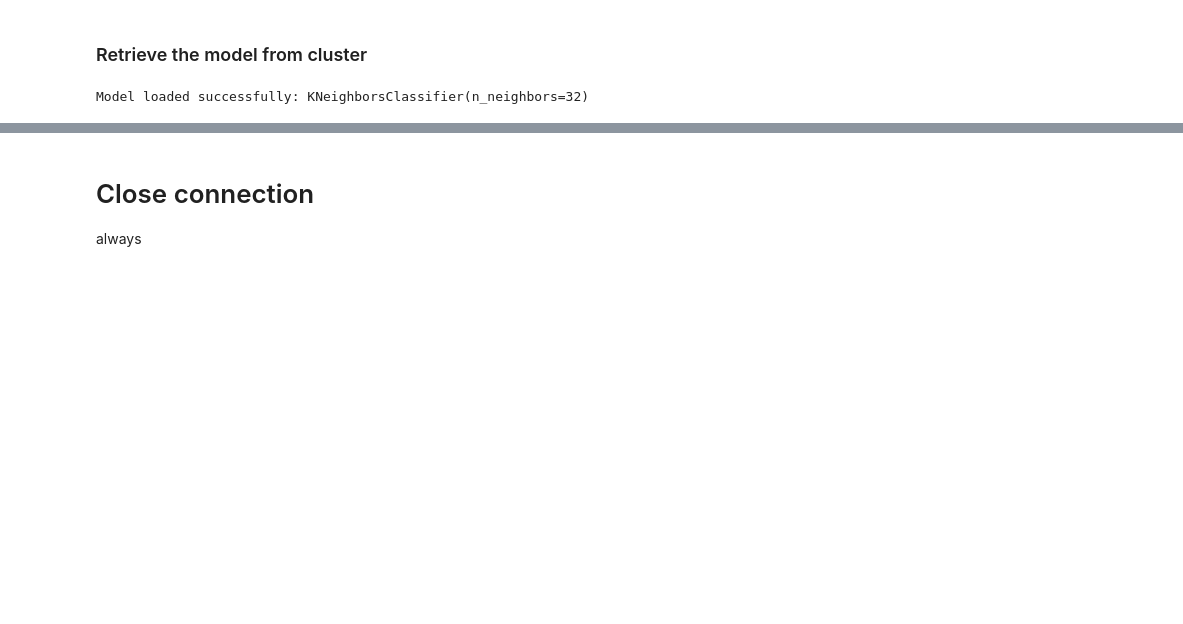
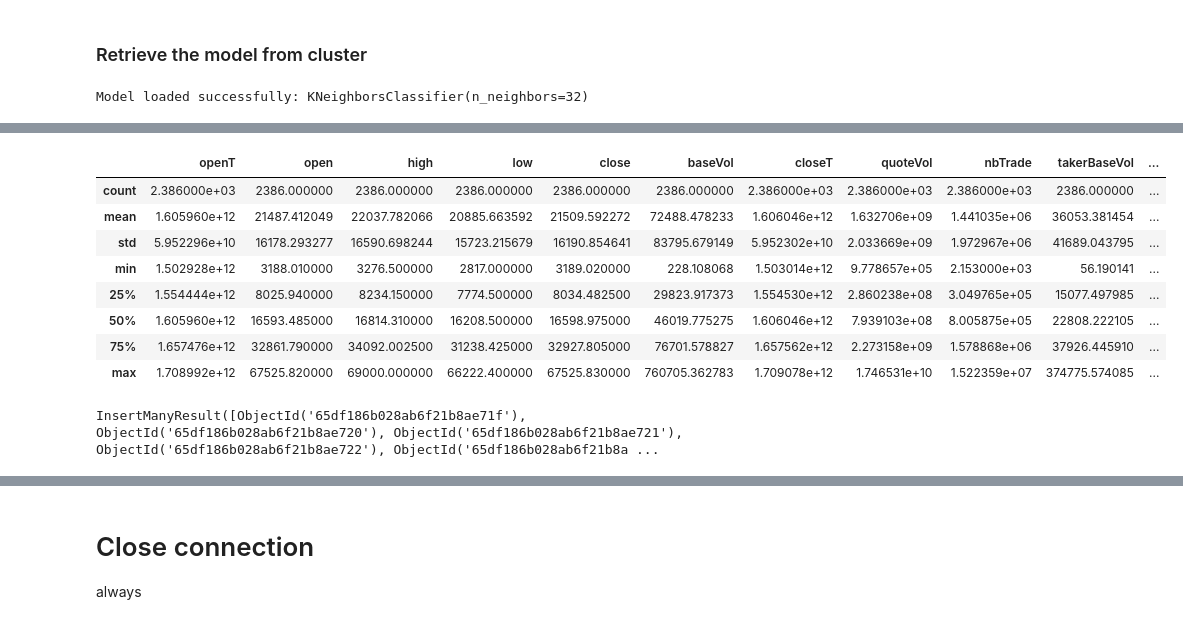
Before and after one commit to RamiroHR/TradingBotApp_mlops, a Jupyter notebook: notebooks/Test_MongoDB.ipynb, the cells around one changed output, grey strips where cells are left out. Saved outputs shown, nothing was run; the diff lists cells and outputs as text; code cells hidden in the pictures; blank space fills up the shorter version.

Commit message:
Upload, retrieve and query TimeSeries data to MongoDB from csv file

```diff
--- a/notebooks/Test_MongoDB.ipynb
+++ b/notebooks/Test_MongoDB.ipynb
@@ -222,0 +230,10 @@ Model loaded successfully: KNeighborsClassifier(n_neighbors=32)
+# %%
+import pandas as pd
+
+# Path to the data file
+file_path = "../data/raw/"
+file_name = "BTCUSDT-1d-raw"
+datafile = file_path + file_name + ".csv"
+
+# Read the CSV file into a pandas DataFrame
+df = pd.read_csv(datafile)
@@ -222,0 +271,24 @@ Model loaded successfully: KNeighborsClassifier(n_neighbors=32)
+# %%
+df.describe()
+# %% [output]
+|  | openT | open | high | low | close | baseVol | closeT | quoteVol | nbTrade | takerBaseVol | ... |
+| count | 2.386000e+03 | 2386.000000 | 2386.000000 | 2386.000000 | 2386.000000 | 2386.000000 | 2.386000e+03 | 2.386000e+03 | 2.386000e+03 | 2386.000000 | ... |
+| mean | 1.605960e+12 | 21487.412049 | 22037.782066 | 20885.663592 | 21509.592272 | 72488.478233 | 1.606046e+12 | 1.632706e+09 | 1.441035e+06 | 36053.381454 | ... |
+| std | 5.952296e+10 | 16178.293277 | 16590.698244 | 15723.215679 | 16190.854641 | 83795.679149 | 5.952302e+10 | 2.033669e+09 | 1.972967e+06 | 41689.043795 | ... |
+| min | 1.502928e+12 | 3188.010000 | 3276.500000 | 2817.000000 | 3189.020000 | 228.108068 | 1.503014e+12 | 9.778657e+05 | 2.153000e+03 | 56.190141 | ... |
+| 25% | 1.554444e+12 | 8025.940000 | 8234.150000 | 7774.500000 | 8034.482500 | 29823.917373 | 1.554530e+12 | 2.860238e+08 | 3.049765e+05 | 15077.497985 | ... |
+| 50% | 1.605960e+12 | 16593.485000 | 16814.310000 | 16208.500000 | 16598.975000 | 46019.775275 | 1.606046e+12 | 7.939103e+08 | 8.005875e+05 | 22808.222105 | ... |
+| 75% | 1.657476e+12 | 32861.790000 | 34092.002500 | 31238.425000 | 32927.805000 | 76701.578827 | 1.657562e+12 | 2.273158e+09 | 1.578868e+06 | 37926.445910 | ... |
+| max | 1.708992e+12 | 67525.820000 | 69000.000000 | 66222.400000 | 67525.830000 | 760705.362783 | 1.709078e+12 | 1.746531e+10 | 1.522359e+07 | 374775.574085 | ... |
+# %%
+# Connect to MongoDB
+db = client['trading_bot']
+collection = db['asset_data']
+
+# Convert DataFrame to a list of dictionaries (one per row)
+data = df.to_dict(orient='records')
+
+# Insert the data into the MongoDB collection
+collection.insert_many(data)
+# %% [output]
+InsertManyResult([ObjectId('65df186b028ab6f21b8ae71f'), ObjectId('65df186b028ab6f21b8ae720'), ObjectId('65df186b028ab6f21b8ae721'), ObjectId('65df186b028ab6f21b8ae722'), ObjectId('65df186b028ab6f21b8a ...
```
Also changed, not shown: parts of 17 cells of this notebook.
